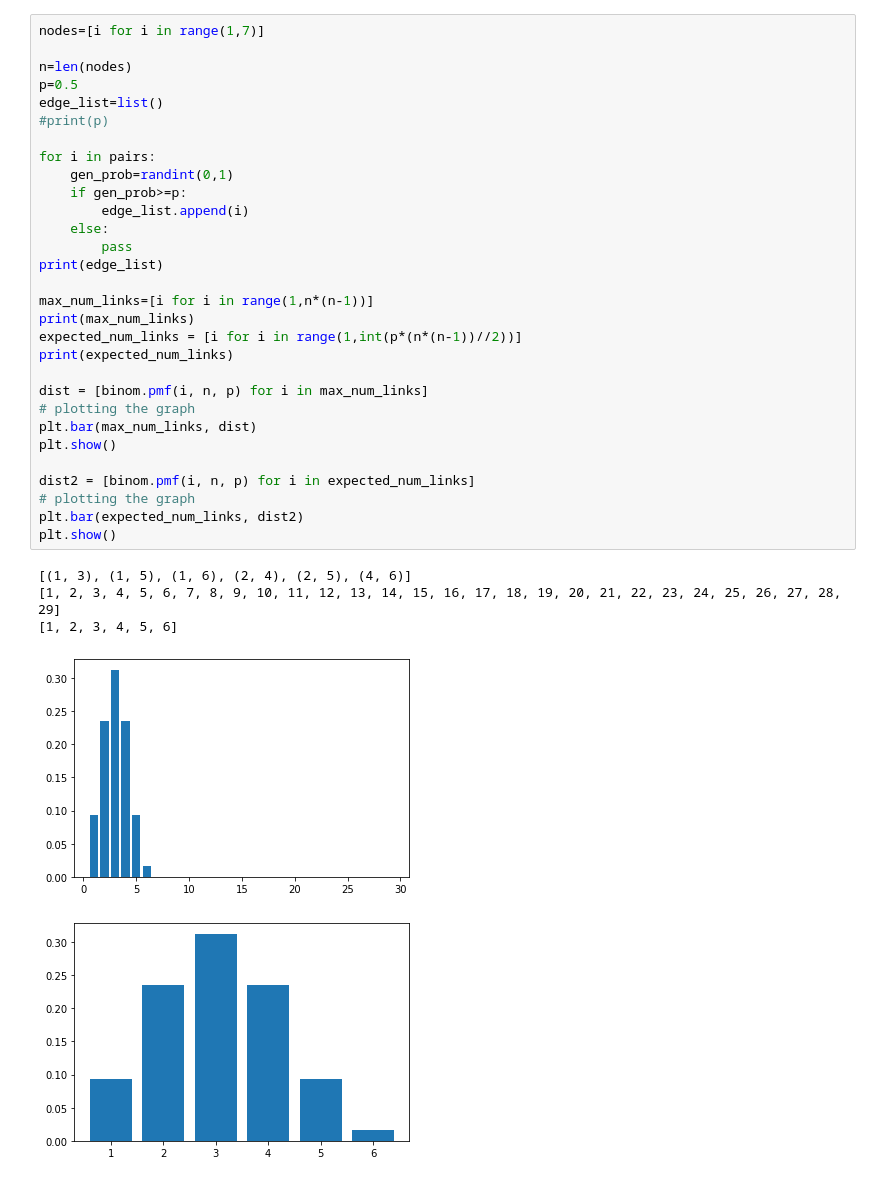
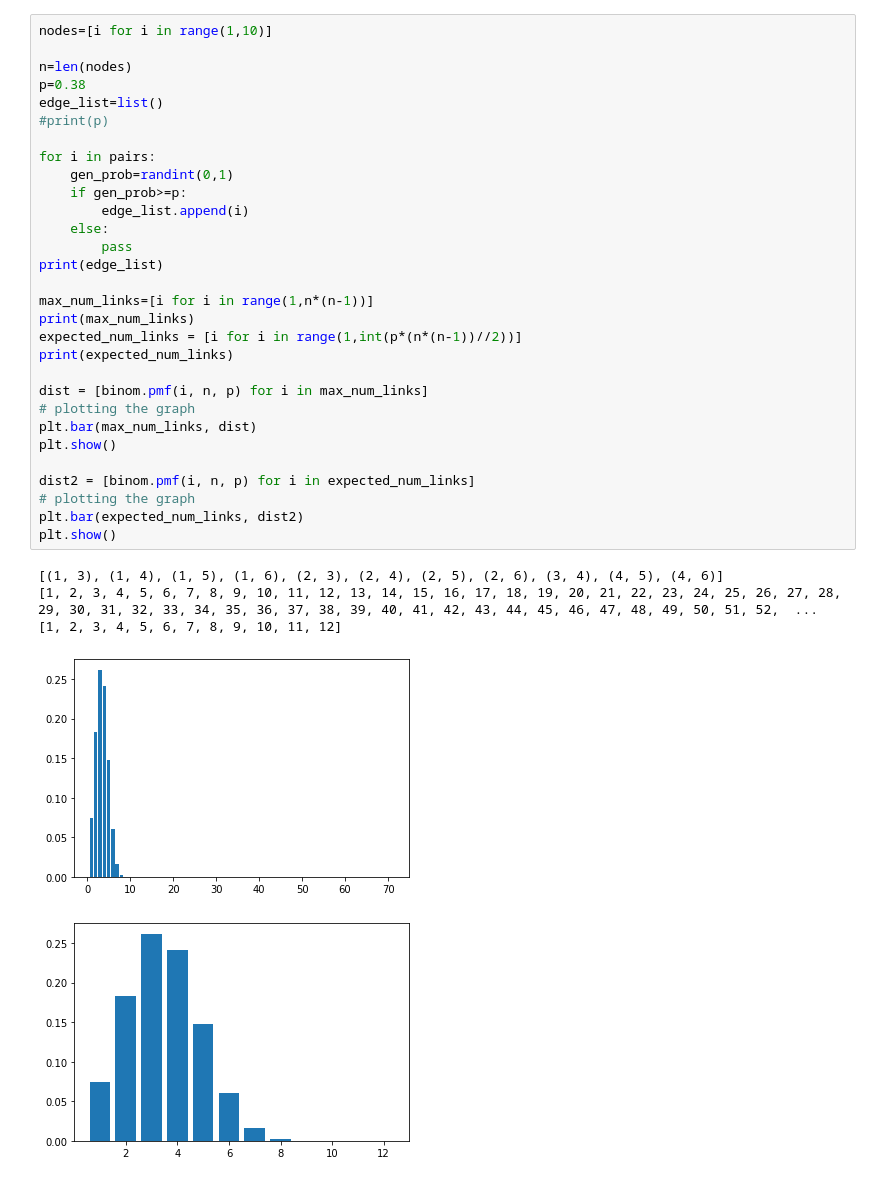
Before and after one commit to JuliaMatveeva217/complex-networks, a Jupyter notebook: new.ipynb, the cells around one changed output. Drawn from its saved outputs; the diff is of its cells as text.

```diff
--- a/new.ipynb
+++ b/new.ipynb
@@ -11,36 +12,36 @@ import matplotlib.pyplot as plt
 # %%
-nodes=[i for i in range(1,7)]
+nodes=[i for i in range(1,10)]
 
 n=len(nodes)
-p=0.5
+p=0.38
 edge_list=list()
 #print(p)
 
 for i in pairs:
     gen_prob=randint(0,1)
     if gen_prob>=p:
         edge_list.append(i)
     else:
         pass
 print(edge_list)
 
 max_num_links=[i for i in range(1,n*(n-1))]
 print(max_num_links)
 expected_num_links = [i for i in range(1,int(p*(n*(n-1))//2))]
 print(expected_num_links)
 
 dist = [binom.pmf(i, n, p) for i in max_num_links]
 # plotting the graph
 plt.bar(max_num_links, dist)
 plt.show()
 
 dist2 = [binom.pmf(i, n, p) for i in expected_num_links]
 # plotting the graph
 plt.bar(expected_num_links, dist2)
 plt.show()
 # %% [output]
-[(1, 3), (1, 5), (1, 6), (2, 4), (2, 5), (4, 6)]
-[1, 2, 3, 4, 5, 6, 7, 8, 9, 10, 11, 12, 13, 14, 15, 16, 17, 18, 19, 20, 21, 22, 23, 24, 25, 26, 27, 28, 29]
-[1, 2, 3, 4, 5, 6]
+[(1, 3), (1, 4), (1, 5), (1, 6), (2, 3), (2, 4), (2, 5), (2, 6), (3, 4), (4, 5), (4, 6)]
+[1, 2, 3, 4, 5, 6, 7, 8, 9, 10, 11, 12, 13, 14, 15, 16, 17, 18, 19, 20, 21, 22, 23, 24, 25, 26, 27, 28, 29, 30, 31, 32, 33, 34, 35, 36, 37, 38, 39, 40, 41, 42, 43, 44, 45, 46, 47, 48, 49, 50, 51, 52,  ...
+[1, 2, 3, 4, 5, 6, 7, 8, 9, 10, 11, 12]
-[figure, old version]
+[figure, new version]
-[figure, old version]
+[figure, new version]
```
Also changed, not shown: parts of 2 cells of this notebook.
